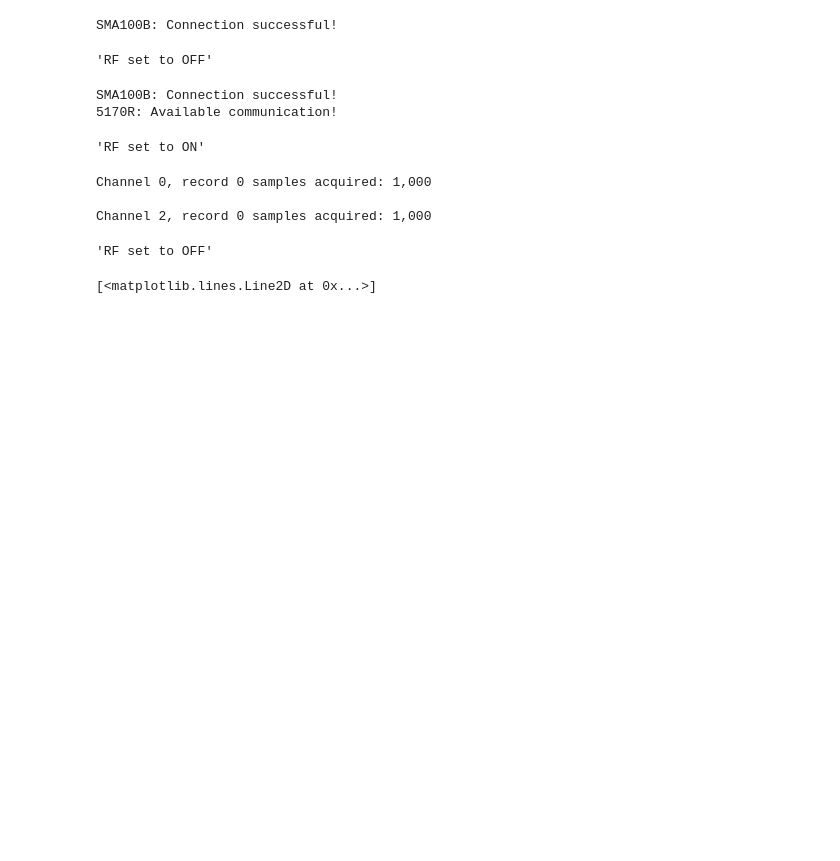
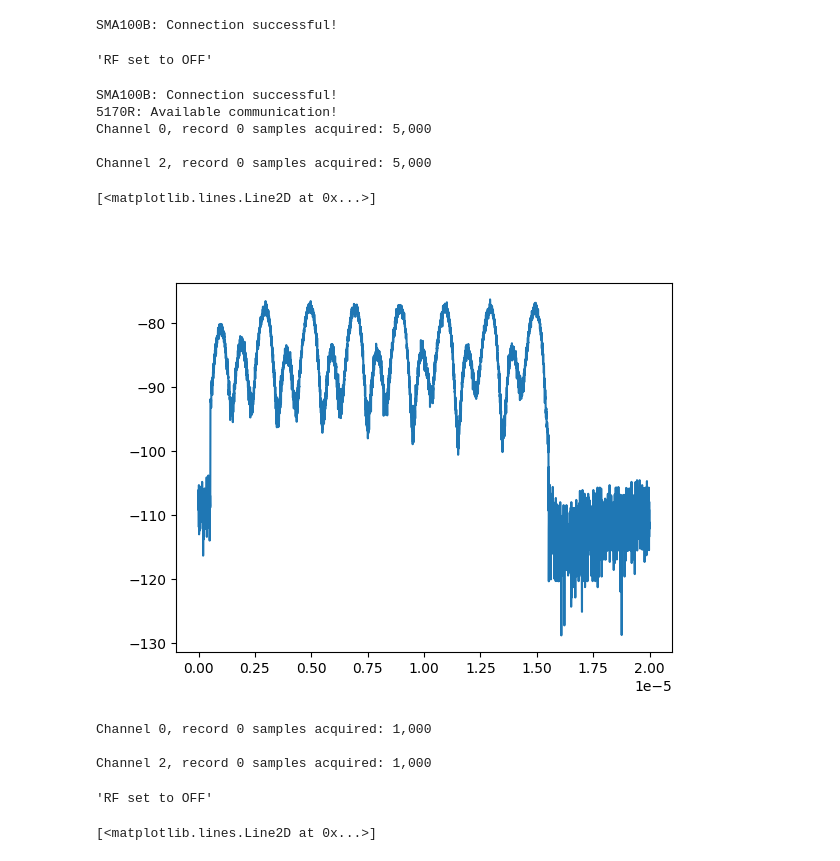
Before and after one commit to biqute/QTLab2324, a Jupyter notebook: PAandQubit/Actual_Work/IQMixer.ipynb, the cells around one changed output. Saved outputs shown, nothing was run; the diff lists cells and outputs as text; code cells hidden in the pictures; blank space fills up the shorter version.

```diff
--- a/PAandQubit/Actual_Work/IQMixer.ipynb
+++ b/PAandQubit/Actual_Work/IQMixer.ipynb
@@ -62,46 +60,87 @@ Card_Name       = 'PXI1Slot3'
 sGen            = RS_SMA100B.SMA100B(ip)
 pxie            = PXIe5170R(Card_Name)
 
-pulse_freq      = 1.02e9
-amplitude       = -5                          # Set the amplitude of the signal in dBm
+k = 5           # coefficiente per prendere k*1000 punti con la scheda, dunque devo aumentare la pulse width e period
+
+pulse_freq      = 1.0005e9
+amplitude       = -7                         # Set the amplitude of the signal in dBm
 sample_rate     = 250e6 # Maximum Value: 250.0e6
-pulse_width     = 3e-6   # min 5ns
+pulse_width     = k*3e-6   # min 5ns
 pulse_delay     = 0
-pulse_period    = 5e-6   # min 20ns
+pulse_period    = k*5e-6   # min 20ns
 
 
 sGen.reset()
 sGen.clear()
 sGen.pul_gen_params(delay = pulse_delay, width = pulse_width, period = pulse_period)   # da capire quale pulse width
 sGen.pul_gen_mode('SING')
 sGen.pul_trig_mode('AUTO')
 sGen.RF_freq(pulse_freq)
 sGen.RF_lvl_ampl(amplitude)
 
 
 # parameters for the Acquisition Card
 pxie.voltage_range      = 2.0
 pxie.coupling           = 'AC' # or DC????
 pxie.num_pts            = 1000
 pxie.num_records        = 1
 pxie.ref_position       = 0
 pxie.sample_rate        = sample_rate # Maximum Value: 250.0e6
 
 pxie.open()
 
 
 # Turn ON the modulation of the Signal Generator
 sGen.pul_state(1)
 sGen.RF_state(1)
 
 
 # FSL-0010
 fsl.set_frequency(1) # GHz
 fsl.set_output('ON')
+
+
+
+
+
+with ni.Session("PXI1Slot3") as session: # Name of the device
+    session.reset_with_defaults()
+    session.channels[0].configure_vertical(range=2.0, coupling=ni.VerticalCoupling.AC) # I
+    session.channels[2].configure_vertical(range=2.0, coupling=ni.VerticalCoupling.AC) # Q
+    session.configure_horizontal_timing(
+        min_sample_rate     = 250e6,
+        min_num_pts         = int(1000*k),
+        ref_position        = 0,
+        num_records         = 1,
+        enforce_realtime    = True
+        )
+
+    session.configure_trigger_digital(
+        trigger_source      = 'VAL_PFI_0',
+        slope               = ni.TriggerSlope.POSITIVE,
+        holdoff             = 0,
+        delay               = 0
+        )
+
+    with session.initiate():
+        waveforms = session.channels[0, 2].fetch()
+    for wfm in waveforms:
+        print('Channel {0}, record {1} samples acquired: {2:,}\n'.format(wfm.channel, wfm.record, len(wfm.samples)))
+
+fsl.set_output('OFF')
+
+a = waveforms[0].samples.tolist()
+b = waveforms[1].samples.tolist()
+plt.figure()
+plt.plot(np.arange(len(a))/250e6, 20*np.log10(np.array(a)**2 + np.array(b)**2))
 # %% [output]
 SMA100B: Connection successful!
 5170R: Available communication!
+Channel 0, record 0 samples acquired: 5,000
+
+Channel 2, record 0 samples acquired: 5,000
-'RF set to ON'
+[<matplotlib.lines.Line2D at 0x...>]
+[figure, added]
 # %%
 # sGen.pul_state(1)
 # sGen.RF_state(1)
```
Also changed, not shown: parts of 11 cells of this notebook, 4 other files.
